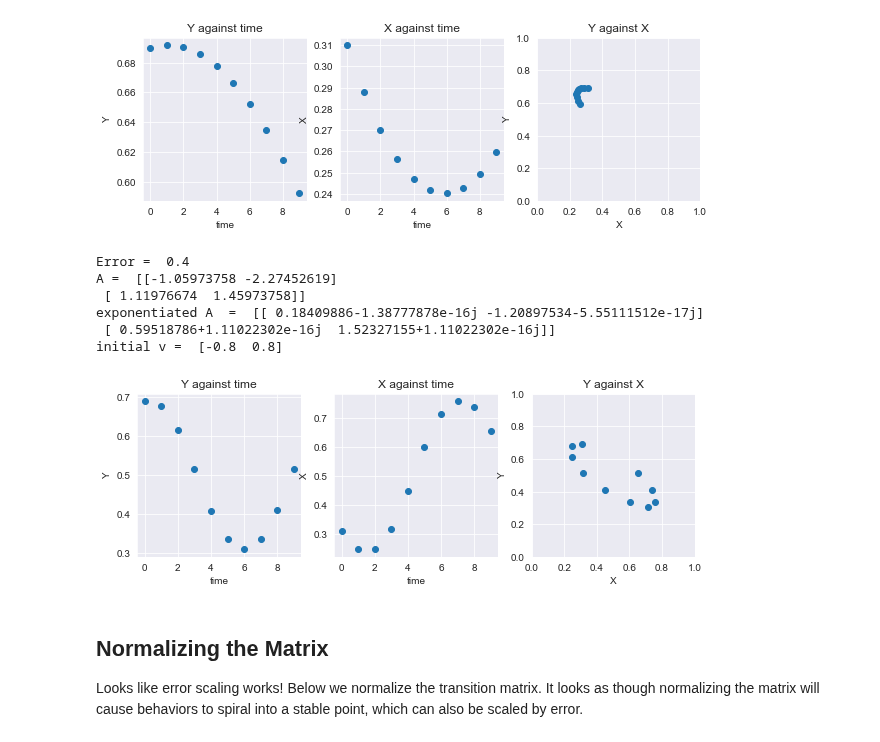
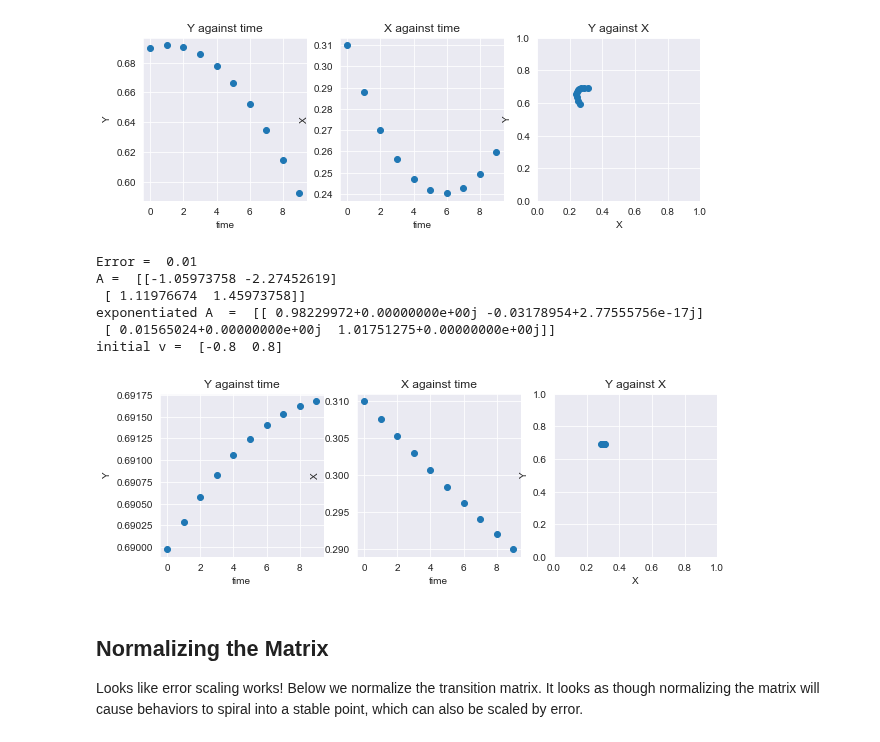
Before and after one commit to rpassas/Social_AI, a Jupyter notebook: misc_notebooks/incorporating_error.ipynb, the cells around one changed output. Drawn from its saved outputs; the diff is of its cells as text; code cells hidden in the pictures.

```diff
--- a/misc_notebooks/incorporating_error.ipynb
+++ b/misc_notebooks/incorporating_error.ipynb
@@ -143,40 +143,40 @@ C = np.array([[4, 1],
 Ci = np.linalg.inv(C)
 A = Ci@M@C
 val, vec = np.linalg.eig(A)
-e = 0.4
+e = 0.01
 M = scipy.linalg.fractional_matrix_power(A, e)
 print("Error = ", e)
 print("A = ", A)
 print("exponentiated A  = ", M)
 v = np.array([-.8,.8])
 print("initial v = ", v)
 time = 10
 x,y,t = sigmoid_cycle(v, M, time)
 fig, (ax1, ax2, ax3) = plt.subplots(1, 3, figsize=(10, 3))
 ax1.scatter(t, y)
 ax1.set_title("Y against time")
 ax1.set_xlabel('time')
 ax1.set_ylabel('Y')
 ax2.scatter(t, x)
 ax2.set_title("X against time")
 ax2.set_xlabel('time')
 ax2.set_ylabel('X')
 ax3.scatter(x, y)
 ax3.set_title("Y against X")
 ax3.set_xlabel('X')
 ax3.set_ylabel('Y')
 ax3.set_ylim(0, 1)
 ax3.set_xlim(0, 1)
 ax1 = plt.gca()
 ax1.set_aspect('equal', adjustable='box')
 # %% [output]
-Error =  0.4
+Error =  0.01
 A =  [[-1.05973758 -2.27452619]
  [ 1.11976674  1.45973758]]
-exponentiated A  =  [[ 0.18409886-1.38777878e-16j -1.20897534-5.55111512e-17j]
- [ 0.59518786+1.11022302e-16j  1.52327155+1.11022302e-16j]]
+exponentiated A  =  [[ 0.98229972+0.00000000e+00j -0.03178954+2.77555756e-17j]
+ [ 0.01565024+0.00000000e+00j  1.01751275+0.00000000e+00j]]
 initial v =  [-0.8  0.8]
-[figure, old version]
+[figure, new version]
 # %% [markdown]
 ## Normalizing the Matrix
 Looks like error scaling works! Below we normalize the transition matrix. It looks as though normalizing the matrix will cause behaviors to spiral into a stable point, which can also be scaled by error.
```
Also changed, not shown: 2 other files.
